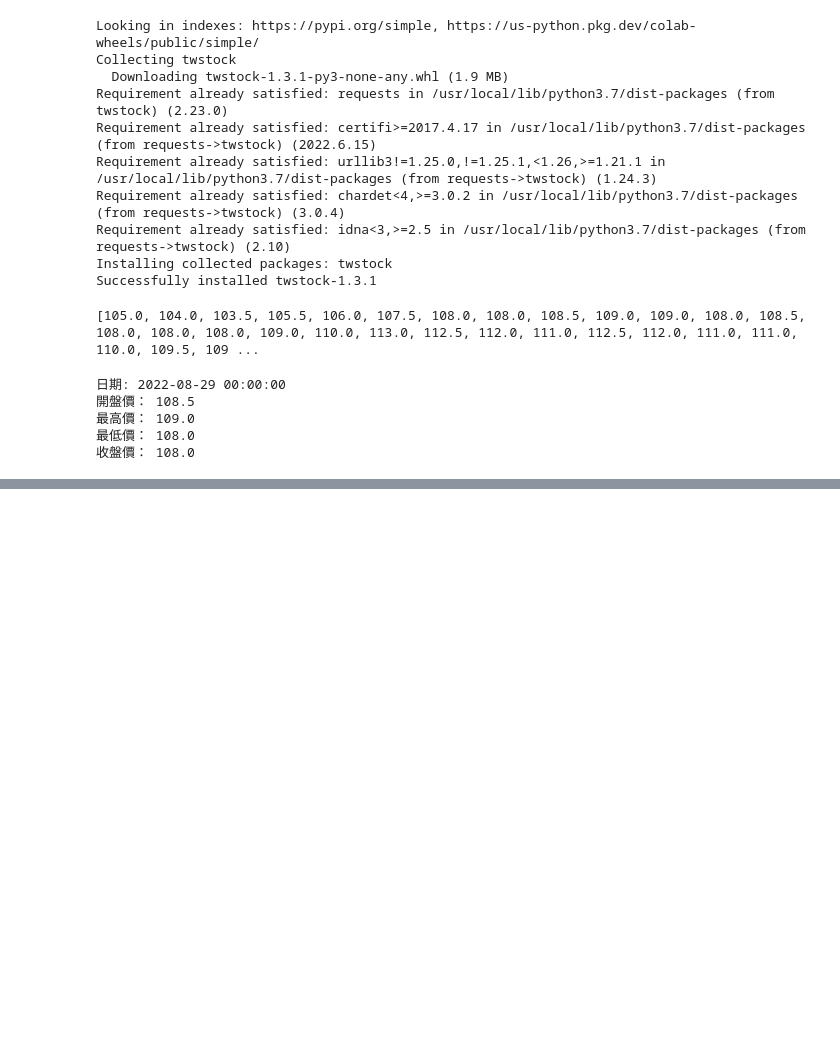
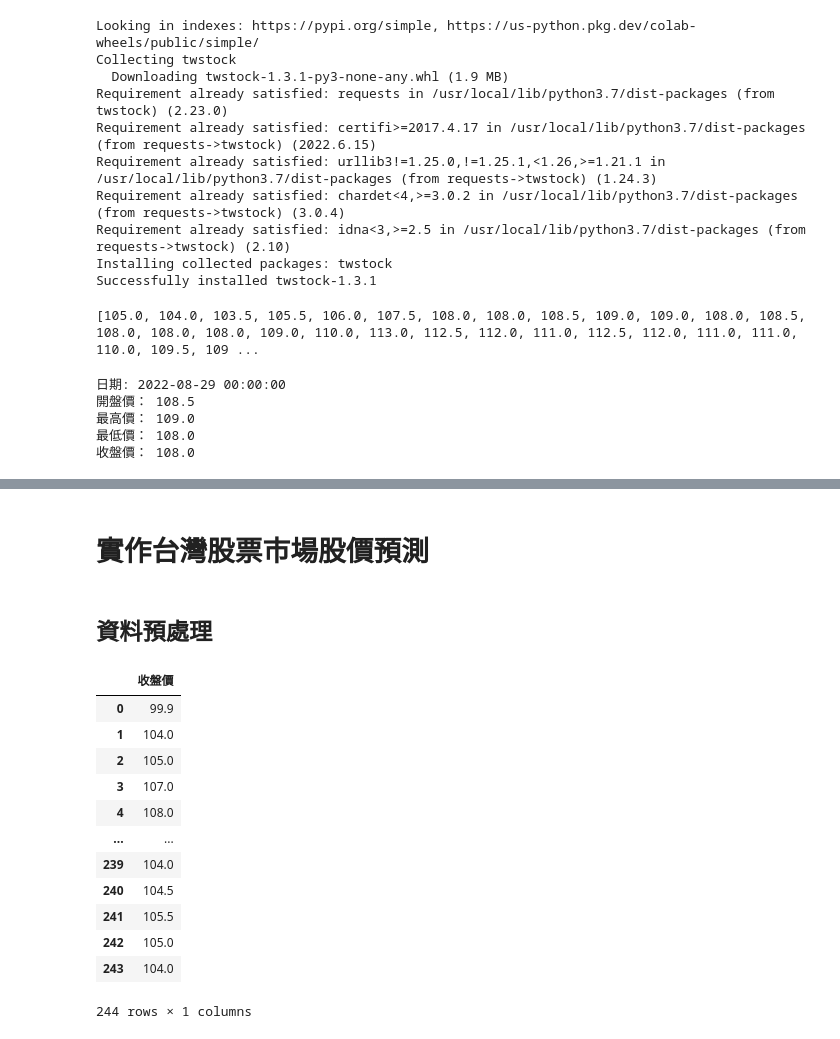
Before and after one commit to Roger8886/Taiwan-stock-prediction, a Jupyter notebook: Taiwan_stock_prediction.ipynb, the cells around one changed output, grey strips where cells are left out. Drawn from its saved outputs; the diff is of its cells as text; code cells hidden in the pictures; blank space fills up the shorter version.

```diff
--- a/Taiwan_stock_prediction.ipynb
+++ b/Taiwan_stock_prediction.ipynb
@@ -90,3 +90,7 @@ for i in range(startmonth, 13):
         outputwriter.writerow(dataline)
     time.sleep(2)
     outputfile.close()
+# %% [markdown]
+# 實作台灣股票市場股價預測
+# %% [markdown]
+## 資料預處理
@@ -92,0 +108,17 @@ for i in range(startmonth, 13):
+# %%
+dfprice = pd.DataFrame(df['收盤價'])
+dfprice
+# %% [output]
+|  | 收盤價 |
+| 0 | 99.9 |
+| 1 | 104.0 |
+| 2 | 105.0 |
+| 3 | 107.0 |
+| 4 | 108.0 |
+| ... | ... |
+| 239 | 104.0 |
+| 240 | 104.5 |
+| 241 | 105.5 |
+| 242 | 105.0 |
+| 243 | 104.0 |
+244 rows × 1 columns
```
Also changed, not shown: parts of 17 cells of this notebook.
